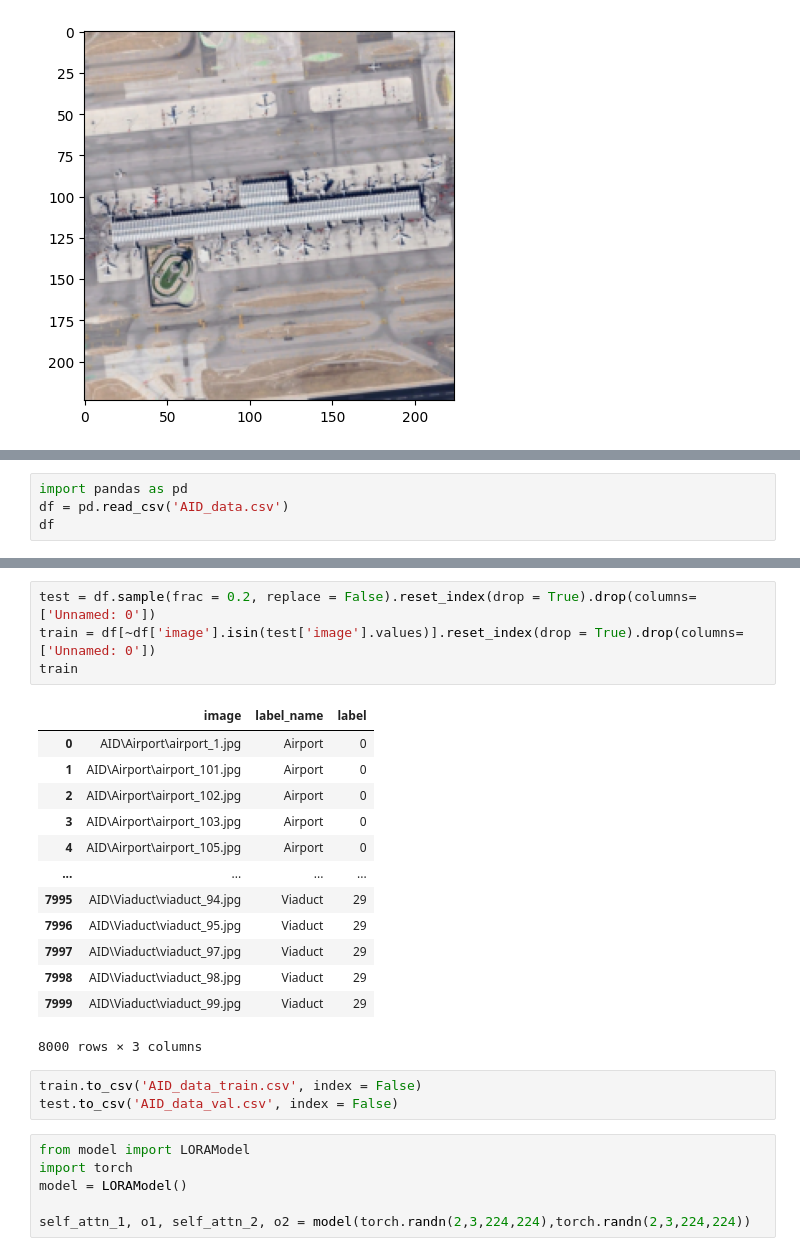
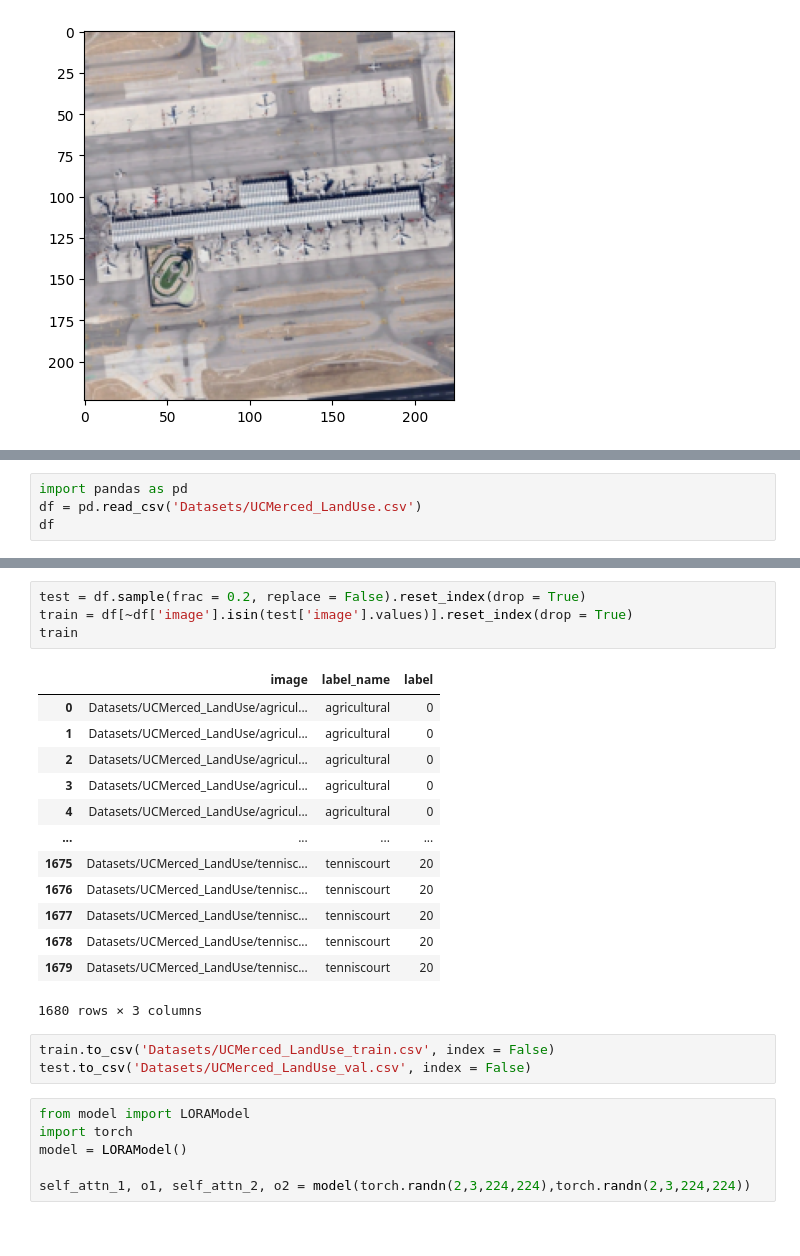
Before and after one commit to SarthakM320/VIT_attention_consistency, a Jupyter notebook: experiments.ipynb, the cells around one changed output, grey strips where cells are left out. Drawn from its saved outputs; the diff is of its cells as text.

```diff
--- a/experiments.ipynb
+++ b/experiments.ipynb
@@ -456,5 +487,5 @@ plt.imshow(image_2.permute(1,2,0))
 # %%
 import pandas as pd
-df = pd.read_csv('AID_data.csv')
+df = pd.read_csv('Datasets/UCMerced_LandUse.csv')
 df
 # %% [output]
@@ -474,24 +505,24 @@ df
 # %%
-test = df.sample(frac = 0.2, replace = False).reset_index(drop = True).drop(columns=['Unnamed: 0'])
-train = df[~df['image'].isin(test['image'].values)].reset_index(drop = True).drop(columns=['Unnamed: 0'])
+test = df.sample(frac = 0.2, replace = False).reset_index(drop = True)
+train = df[~df['image'].isin(test['image'].values)].reset_index(drop = True)
 train
 # %% [output]
 |  | image | label_name | label |
-| 0 | AID\Airport\airport_1.jpg | Airport | 0 |
-| 1 | AID\Airport\airport_101.jpg | Airport | 0 |
-| 2 | AID\Airport\airport_102.jpg | Airport | 0 |
-| 3 | AID\Airport\airport_103.jpg | Airport | 0 |
-| 4 | AID\Airport\airport_105.jpg | Airport | 0 |
+| 0 | Datasets/UCMerced_LandUse/agricul... | agricultural | 0 |
+| 1 | Datasets/UCMerced_LandUse/agricul... | agricultural | 0 |
+| 2 | Datasets/UCMerced_LandUse/agricul... | agricultural | 0 |
+| 3 | Datasets/UCMerced_LandUse/agricul... | agricultural | 0 |
+| 4 | Datasets/UCMerced_LandUse/agricul... | agricultural | 0 |
 | ... | ... | ... | ... |
-| 7995 | AID\Viaduct\viaduct_94.jpg | Viaduct | 29 |
-| 7996 | AID\Viaduct\viaduct_95.jpg | Viaduct | 29 |
-| 7997 | AID\Viaduct\viaduct_97.jpg | Viaduct | 29 |
-| 7998 | AID\Viaduct\viaduct_98.jpg | Viaduct | 29 |
-| 7999 | AID\Viaduct\viaduct_99.jpg | Viaduct | 29 |
+| 1675 | Datasets/UCMerced_LandUse/tennisc... | tenniscourt | 20 |
+| 1676 | Datasets/UCMerced_LandUse/tennisc... | tenniscourt | 20 |
+| 1677 | Datasets/UCMerced_LandUse/tennisc... | tenniscourt | 20 |
+| 1678 | Datasets/UCMerced_LandUse/tennisc... | tenniscourt | 20 |
+| 1679 | Datasets/UCMerced_LandUse/tennisc... | tenniscourt | 20 |
-8000 rows × 3 columns
+1680 rows × 3 columns
 # %%
-train.to_csv('AID_data_train.csv', index = False)
-test.to_csv('AID_data_val.csv', index = False)
+train.to_csv('Datasets/UCMerced_LandUse_train.csv', index = False)
+test.to_csv('Datasets/UCMerced_LandUse_val.csv', index = False)
 # %%
 from model import LORAModel
 import torch
```
Also changed, not shown: parts of 13 cells of this notebook, 12 other files.
